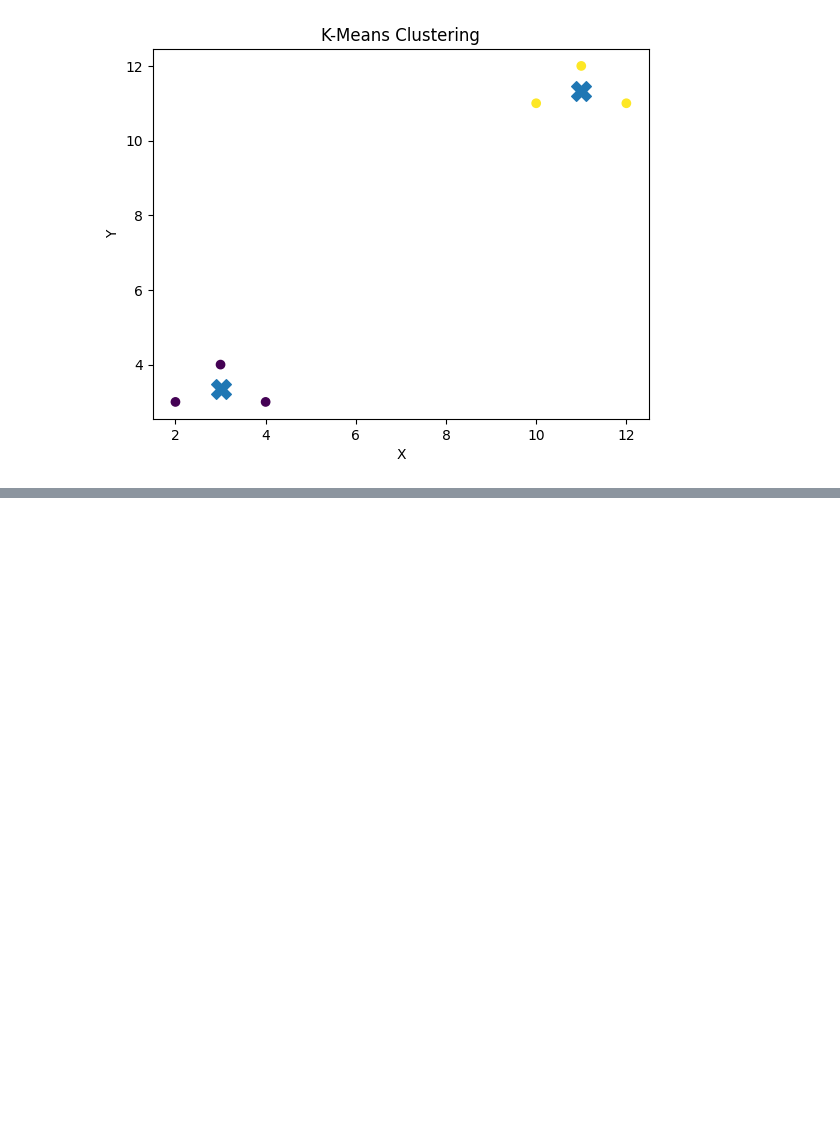
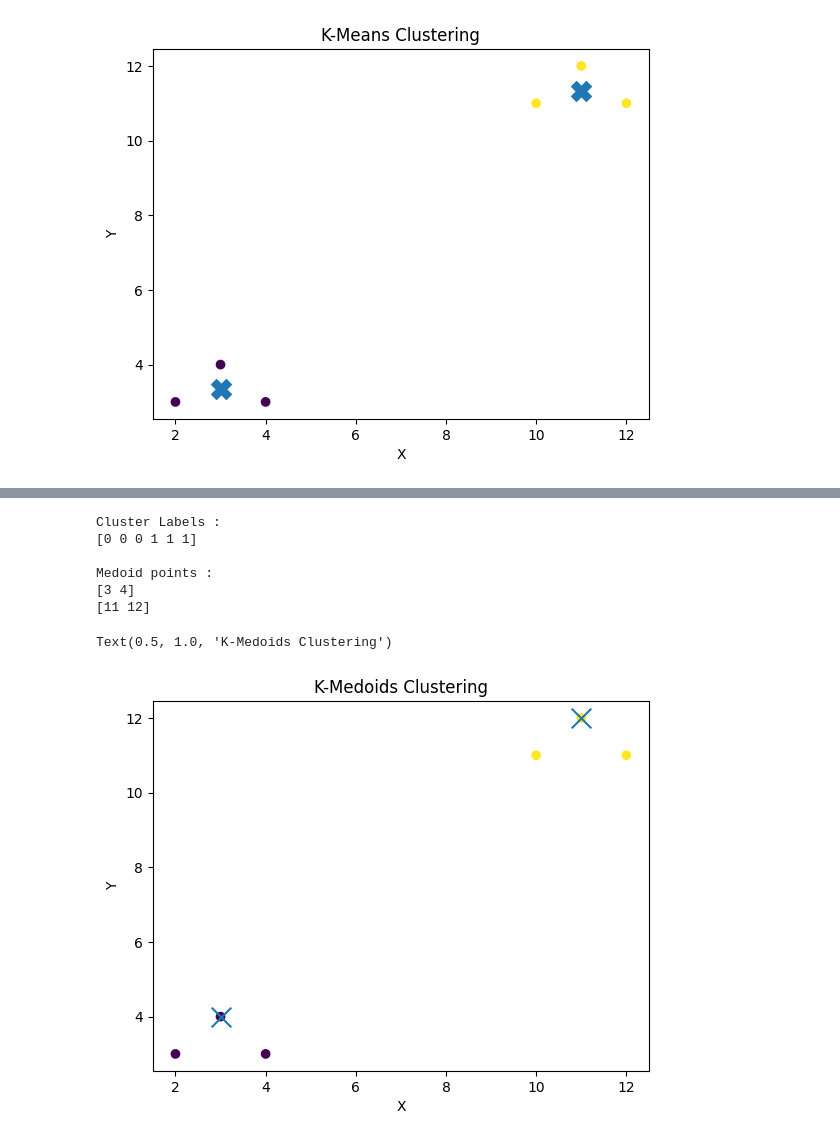
Before and after one commit to Ayushman2005-cmyk/DMPM_EXPERIMENTS, a Jupyter notebook: DMPM_LAB7.ipynb, the cells around one changed output, grey strips where cells are left out. Saved outputs shown, nothing was run; the diff lists cells and outputs as text; code cells hidden in the pictures; blank space fills up the shorter version.

```diff
--- a/DMPM_LAB7.ipynb
+++ b/DMPM_LAB7.ipynb
@@ -48,0 +49,55 @@ plt.show()
+# %%
+X=np.array([
+    [2,3],
+    [3,4],
+    [4,3],
+    [10,11],
+    [11,12],
+    [12,11]
+])
+# %%
+k = 2
+medoid_indices = [0,3]
+while True:
+  distances = np.zeros((len(X), k))
+  for i in range(len(X)):
+    for j in range(k):
+      distances[i,j] = np.linalg.norm(X[i] - X[medoid_indices[j]])
+  labels = np.argmin(distances, axis=1)
+  new_medoid_indices = []
+  for cluster in range(k):
+    cluster_indices = np.where(labels == cluster)[0]
+    if len(cluster_indices) == 0:
+      new_medoid_indices.append(medoid_indices[cluster])
+      continue
+    total_distance = []
+    for i in cluster_indices:
+      total = 0
+      for j in cluster_indices:
+        total += np.linalg.norm(X[i] - X[j])
+      total_distance.append(total)
+    new_medoid = cluster_indices[np.argmin(total_distance)]
+    new_medoid_indices.append(new_medoid)
+  if new_medoid_indices == medoid_indices:
+    break
+  medoid_indices = new_medoid_indices
+print("Cluster Labels :")
+print(labels)
+print("\nMedoid points :")
+for index in medoid_indices:
+  print(X[index])
+plt.scatter(X[:,0], X[:,1], c=labels)
+medoids = X[medoid_indices]
+plt.scatter(medoids[:,0], medoids[:,1], marker='x', s=200)
+plt.xlabel("X")
+plt.ylabel("Y")
+plt.title("K-Medoids Clustering")
+# %% [output]
+Cluster Labels :
+[0 0 0 1 1 1]
+
+Medoid points :
+[3 4]
+[11 12]
+Text(0.5, 1.0, 'K-Medoids Clustering')
+[figure, added]
```
Also changed, not shown: parts of 2 cells of this notebook.
